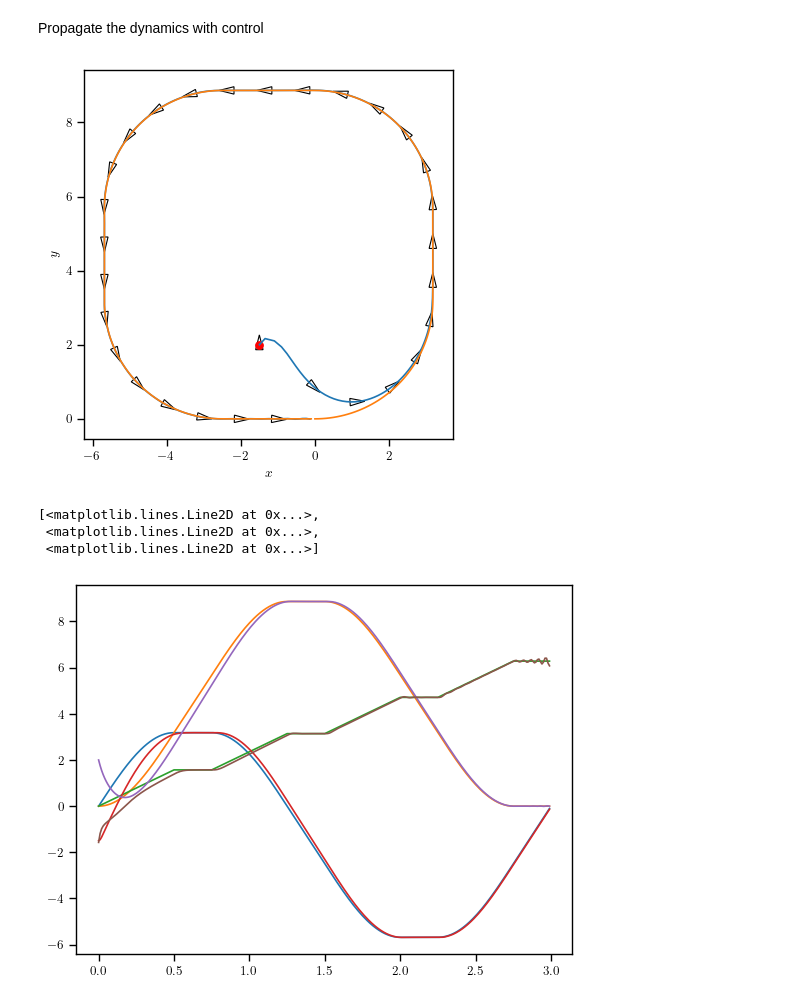
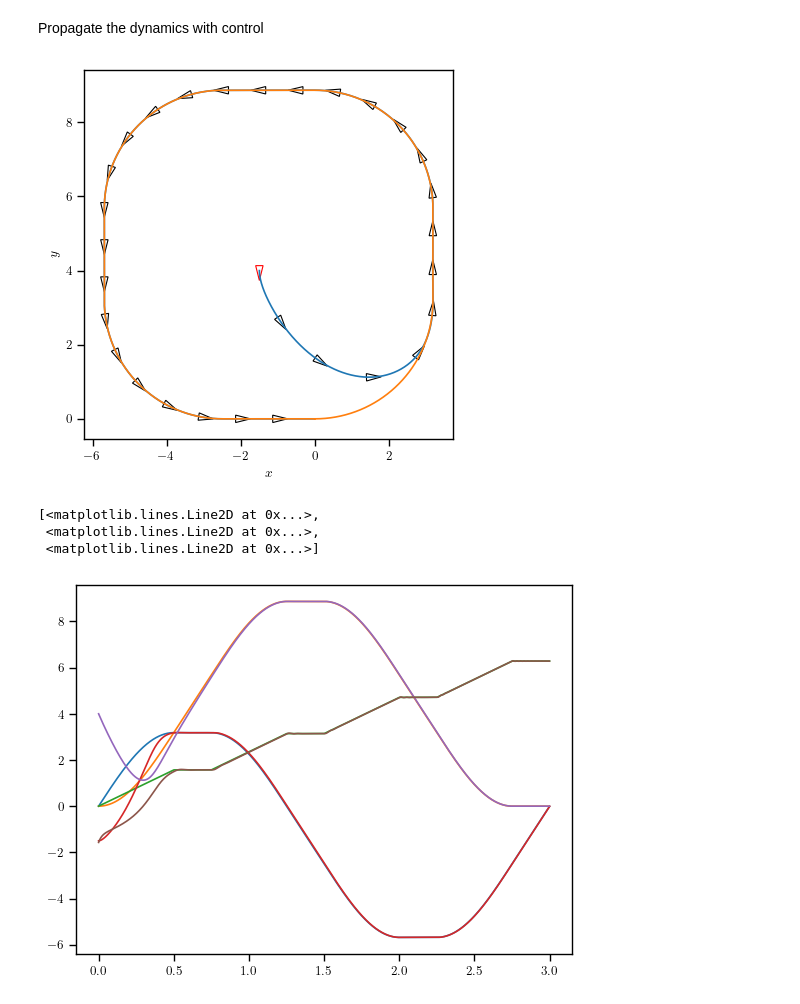
Before and after one commit to CIE-KFUPM/Rigid_Body, a Jupyter notebook: notebooks/kinematic_example.ipynb, the cells around one changed output. Drawn from its saved outputs; the diff is of its cells as text; code cells hidden in the pictures.

Commit message:
Add velocity restriction in the feedback kinematic_example.ipynb.

```diff
--- a/notebooks/kinematic_example.ipynb
+++ b/notebooks/kinematic_example.ipynb
@@ -8,14 +8,14 @@ import rigidbody.ode_solver as ode
 # %%
 plotter.set_context("paper")
 # %%
-def kinematic_dynamic(x, nu):
+def kinematic_dynamic(x:np.ndarray, nu:np.ndarray)-> np.ndarray:
     """
     Kinematic of a two-dimensional movement.
     The state x contains (x,y,phi).
 
     Parameters
     ----------
-    t: float
+    nu: np.ndarray (3,)
     x: np.ndarray (3,)
 
     Returns
@@ -26,14 +26,14 @@ def kinematic_dynamic(x, nu):
     return j_inv@nu
 # %%
 trajectory_init = np.array([0.,0.,0.])
-N_t = 300
-dt = 1e-2
+N_t = 3000
+dt = 1e-3
 t_span = np.arange(N_t)*dt
 trajectory = np.zeros((t_span.shape[0],3))
 trajectory[0] = trajectory_init
 v = 10*np.ones_like(t_span)
-zeros_portion = np.pi*np.zeros((25,))
-ones_portion = np.pi*np.ones((25,))
+zeros_portion = np.pi*np.zeros((N_t//12,))
+ones_portion = np.pi*np.ones((N_t//12,))
 phi_dot = np.concatenate([ones_portion,ones_portion,zeros_portion,ones_portion,ones_portion,zeros_portion,ones_portion,ones_portion,zeros_portion,ones_portion,ones_portion,zeros_portion])
 # phi_dot = np.random.randn(t_span.shape[0])*np.pi
 nu_t = np.block([[v],
@@ -75,44 +69,49 @@ $\phi_d = \text{atan2}(ey,ex)$
 $\dot{\phi} = K_{p,\phi} (\phi_d(t)-\phi(t)) + \int_0^t K_{i,\phi} (\phi_d(s)-\phi(s)) ds$
 # %%
 controlled_trajectory = np.zeros_like(trajectory)
-controlled_trajectory[0] = np.array([-1.5,2,np.pi/2])
+controlled_trajectory[0] = np.array([-1.5,4,-np.pi/2])
 # %% [markdown]
 Propagate the dynamics with control
 # %%
 K_p_v = 1e1
-K_i_v = 1e-1
-K_p_phi = 6e1
-K_i_phi = 1e-2
+K_i_v = 1e-2
+K_p_phi = 5e1
+K_i_phi = 2e-2
 
+max_v_x = 1.5*v[0]
 sum_norm_e = 0
 sum_e_phi = 0
 for i in range(t_span.shape[0]-1):
     e = desired_trajectory[i,:2] - controlled_trajectory[i,:2]
     norm_e = np.linalg.norm(e)
     v_x = K_p_v*norm_e + K_i_v*sum_norm_e
+    v_x = np.minimum(v_x,max_v_x)
     sum_norm_e += norm_e
     phi_d = np.arctan2(e[1],e[0])
 
     #since phi_d can only be [0,2pi] this need to be handled properly
-    if np.absolute(phi_d-controlled_trajectory[i,-1])>1.8*np.pi:
+    if phi_d-controlled_trajectory[i,-1] < -np.pi:
         phi_d=phi_d+2*np.pi#*(controlled_trajectory[i,-1]//2*np.pi)
+    elif phi_d-controlled_trajectory[i,-1] > np.pi:
+        phi_d=phi_d-2*np.pi#*(controlled_trajectory[i,-1]//2*np.pi)
+    else:
+        phi_d = phi_d
 
     e_phi = (phi_d-controlled_trajectory[i,-1])
     sum_e_phi += e_phi
     phi_dot = K_p_phi*e_phi + K_i_phi*sum_e_phi
-    nu = np.array([v_x,0.,phi_dot])
-    controlled_trajectory[i+1] = ode.rk_one_step(kinematic_dynamic,controlled_trajectory[i],dt,nu)
+    nu_ = np.array([v_x,0.,phi_dot])
+    controlled_trajectory[i+1] = ode.rk_one_step(kinematic_dynamic,controlled_trajectory[i],dt,nu_)
     # controlled_trajectory[i+1] = controlled_trajectory[i] + dt* kinematic_dynamic(controlled_trajectory[i],nu)
 # %%
-ax = plotter.two_d_trajectory_attitude_plot(controlled_trajectory,0.10,10,color="black")
+ax = plotter.two_d_trajectory_attitude_plot(controlled_trajectory,0.10,100,initial_color="red")
 ax.plot(desired_trajectory[:,0],desired_trajectory[:,1])
 ax.set_aspect("equal")
-ax.scatter(controlled_trajectory[0,0],controlled_trajectory[0,1],s=30,color='red')
 ax.set_xlabel(r"$x$")
 ax.set_ylabel(r"$y$")
 plt.savefig('controlled_trajectory.svg')
 # %% [output]
-[figure, old version]
+[figure, new version]
 # %%
 plt.plot(t_span,trajectory)
 plt.plot(t_span,controlled_trajectory)
@@ -120,4 +119,4 @@ plt.plot(t_span,controlled_trajectory)
 [<matplotlib.lines.Line2D at 0x...>,
  <matplotlib.lines.Line2D at 0x...>,
  <matplotlib.lines.Line2D at 0x...>]
-[figure, old version]
+[figure, new version]
```
Also changed, not shown: parts of 3 cells of this notebook.
